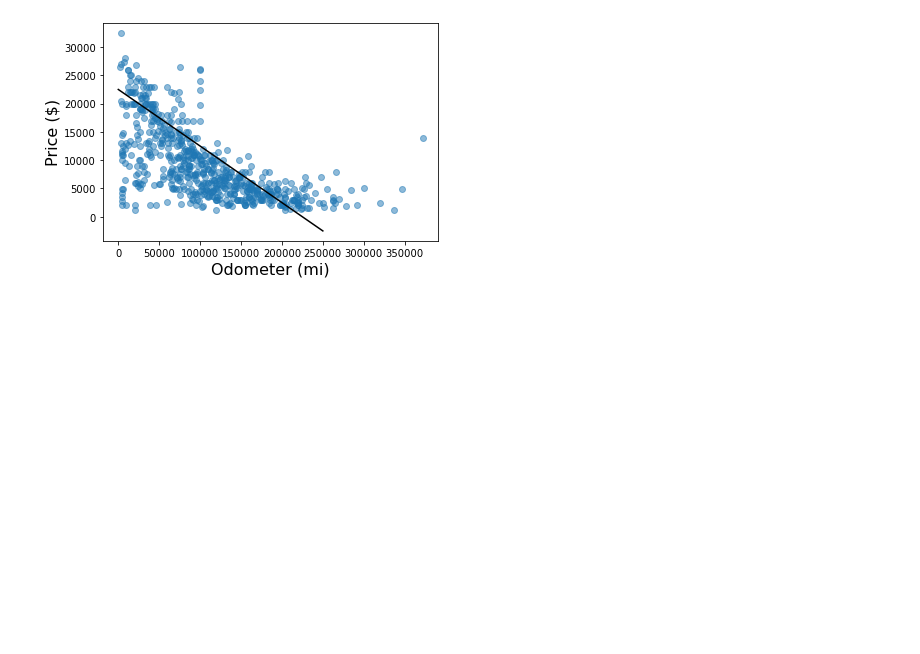
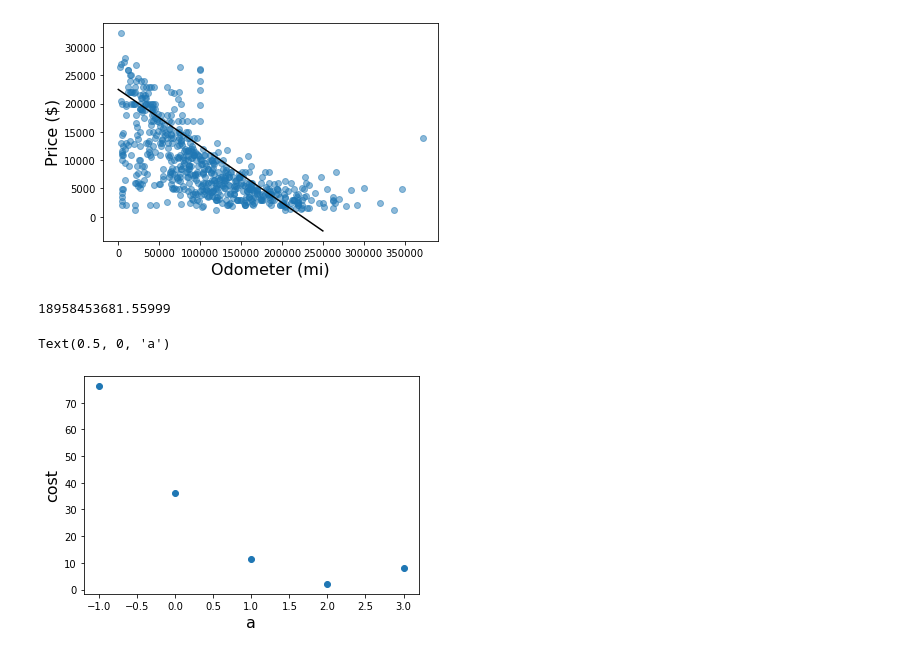
Before and after one commit to Sakurajima-sight/Mathematics-for-programmers-Python, a Jupyter notebook: Chapter 14/Untitled.ipynb, the cells around one changed output. Saved outputs shown, nothing was run; the diff lists cells and outputs as text; code cells hidden in the pictures; blank space fills up the shorter version.

```diff
--- a/Chapter 14/Untitled.ipynb
+++ b/Chapter 14/Untitled.ipynb
@@ -184,3 +184,20 @@ plot_mileage_price(priuses)
 plot_function(p3,0,250000,c='k')
 # %% [output]
 [figure]
+# %%
+sum_squared_error(p4,prius_mileage_price)
+# %% [output]
+18958453681.55999
+# %%
+ def test_data_coefficient_cost(a):
+        def f(x):
+            return a*x
+        return sum_squared_error(f,test_data)
+# %%
+some_slopes=[-1,0,1,2,3]
+plt.scatter(some_slopes,[test_data_coefficient_cost(a) for a in some_slopes])
+plt.ylabel("cost",fontsize=16)
+plt.xlabel("a",fontsize=16)
+# %% [output]
+Text(0.5, 0, 'a')
+[figure, added]
```
Also changed, not shown: parts of 42 cells of this notebook, 2 other files.
